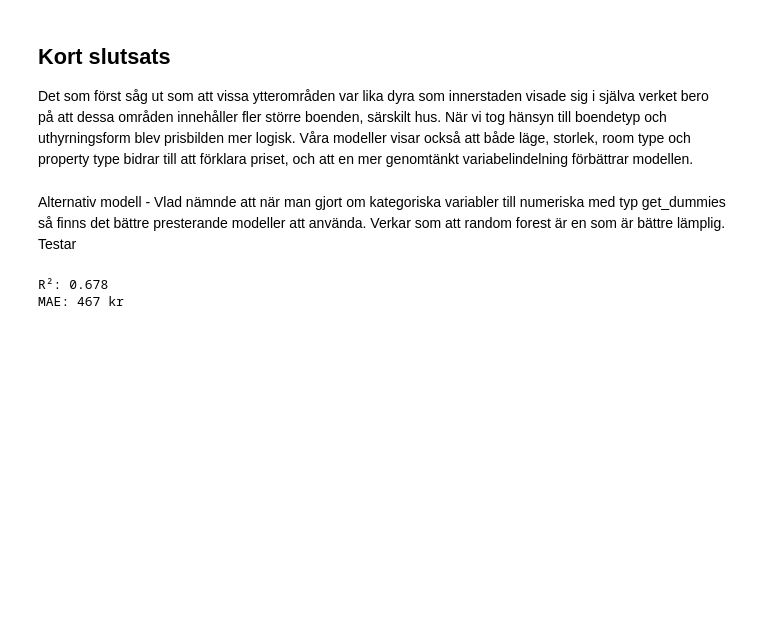
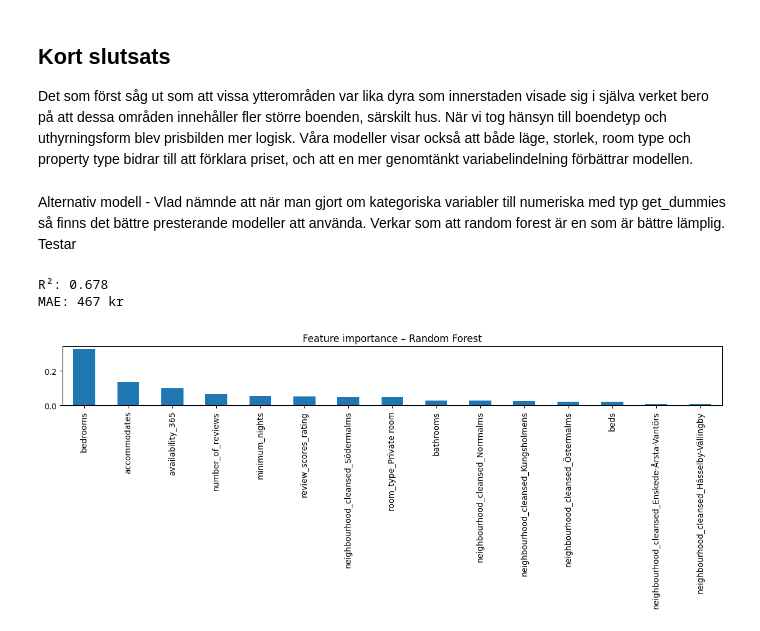
Before and after one commit to emilioano/AppliedAI, a Jupyter notebook: airbnb_prediction/airbnb_final.ipynb, the cells around one changed output. Drawn from its saved outputs; the diff is of its cells as text; code cells hidden in the pictures; blank space fills up the shorter version.

Commit message:
random forest

```diff
--- a/airbnb_prediction/airbnb_final.ipynb
+++ b/airbnb_prediction/airbnb_final.ipynb
@@ -1267,18 +1267,25 @@ Verkar som att random forest är en som är bättre lämplig. Testar
 # %%
 from sklearn.ensemble import RandomForestRegressor
 from sklearn.metrics import r2_score, mean_absolute_error
 import numpy as np
 
 rf = RandomForestRegressor(n_estimators=100, random_state=42)
 rf.fit(X_train, y_train)
 
 y_pred_rf = rf.predict(X_test)
 
 r2 = r2_score(y_test, y_pred_rf)
 mae_sek = mean_absolute_error(np.expm1(y_test), np.expm1(y_pred_rf))
 
 print(f"R²: {r2:.3f}")
 print(f"MAE: {mae_sek:.0f} kr")
+
+importances = pd.Series(rf.feature_importances_, index=X_train.columns)
+importances.sort_values(ascending=False).head(15).plot(kind="bar", figsize=(12,5))
+plt.title("Feature importance – Random Forest")
+plt.tight_layout()
+plt.show()
 # %% [output]
 R²: 0.678
 MAE: 467 kr
+[figure, added]
```
